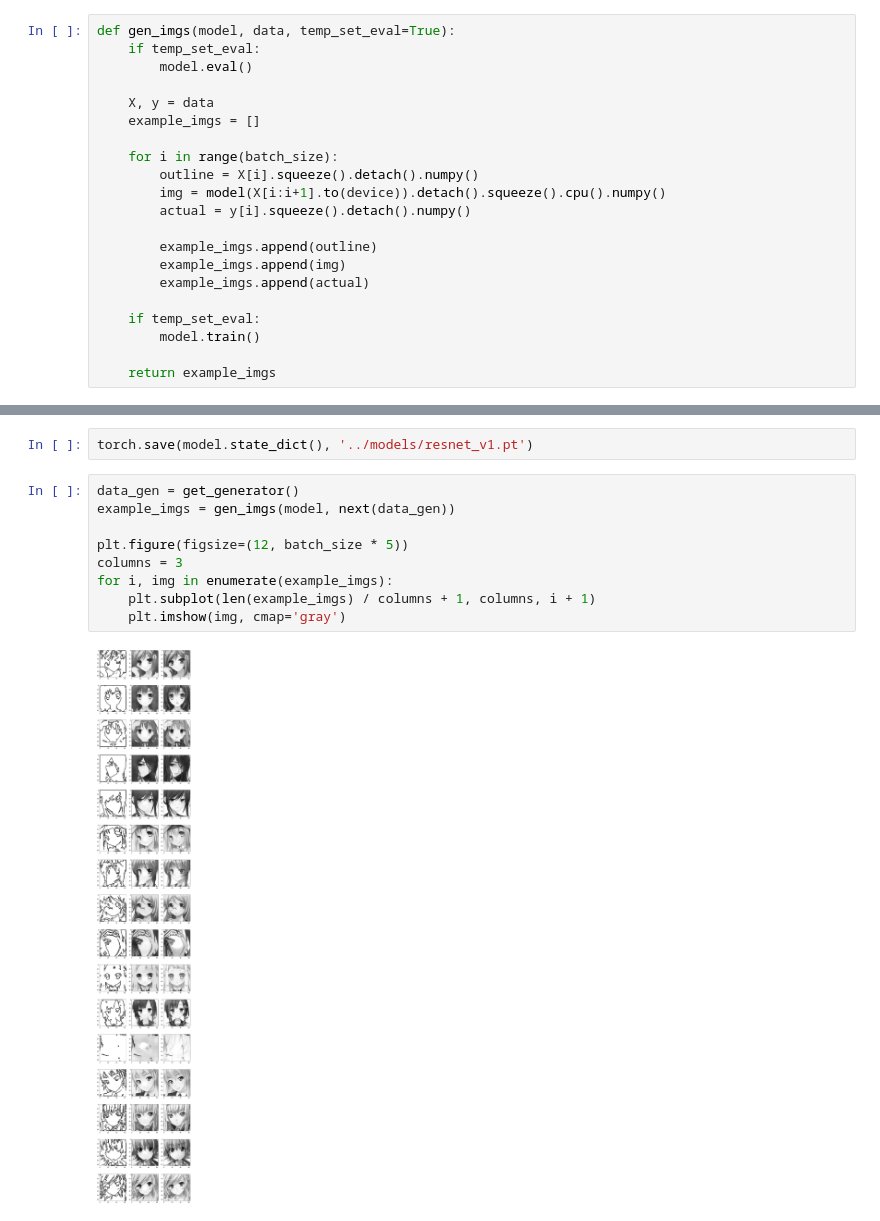
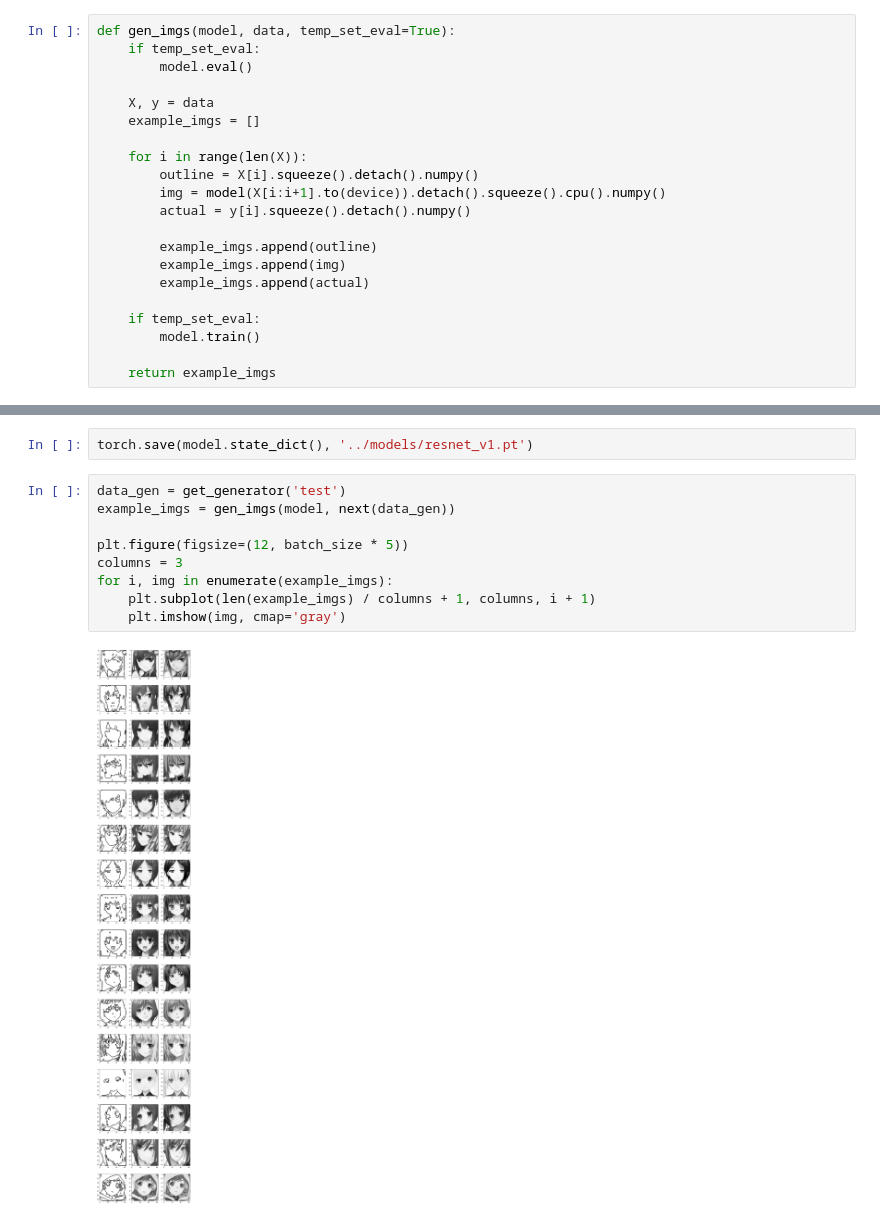
Before and after one commit to ejmejm/Drawing-Improver, a Jupyter notebook: model_resnet.ipynb, the cells around one changed output, grey strips where cells are left out. Cells and saved outputs as stored; diff of their text form.

```diff
--- a/model_resnet.ipynb
+++ b/model_resnet.ipynb
@@ -164,7 +160,7 @@ def gen_imgs(model, data, temp_set_eval=True):
     X, y = data
     example_imgs = []
 
-    for i in range(batch_size):
+    for i in range(len(X)):
         outline = X[i].squeeze().detach().numpy()
         img = model(X[i:i+1].to(device)).detach().squeeze().cpu().numpy()
         actual = y[i].squeeze().detach().numpy()
@@ -219,16 +232,16 @@ for epoch in range(n_epochs):
 # %%
 torch.save(model.state_dict(), '../models/resnet_v1.pt')
 # %%
-data_gen = get_generator()
+data_gen = get_generator('test')
 example_imgs = gen_imgs(model, next(data_gen))
 
 plt.figure(figsize=(12, batch_size * 5))
 columns = 3
 for i, img in enumerate(example_imgs):
     plt.subplot(len(example_imgs) / columns + 1, columns, i + 1)
     plt.imshow(img, cmap='gray')
 # %% [output]
-[figure, old version]
+[figure, new version]
 # %%
 hand_drawn = []
 for img_path in glob.glob('../data/handdrawn/*.png'):
```
Also changed, not shown: parts of 5 cells of this notebook, 5 other files.
